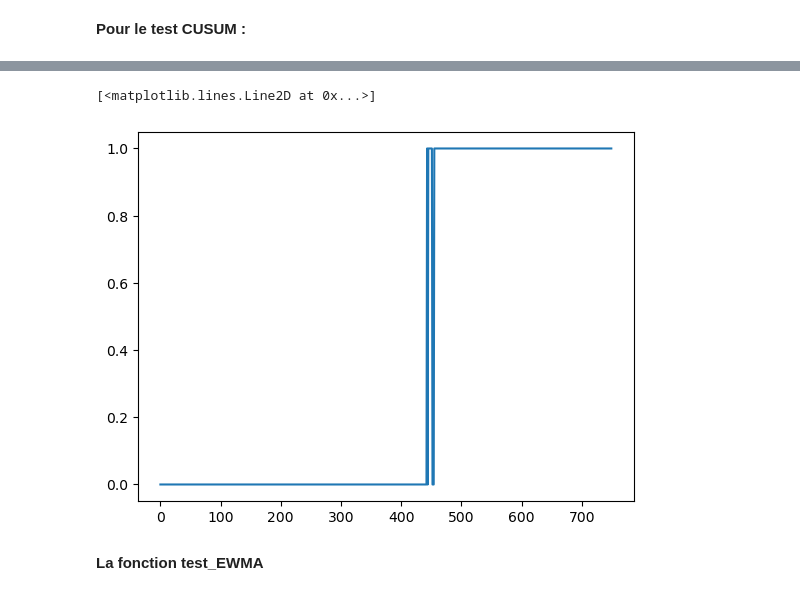
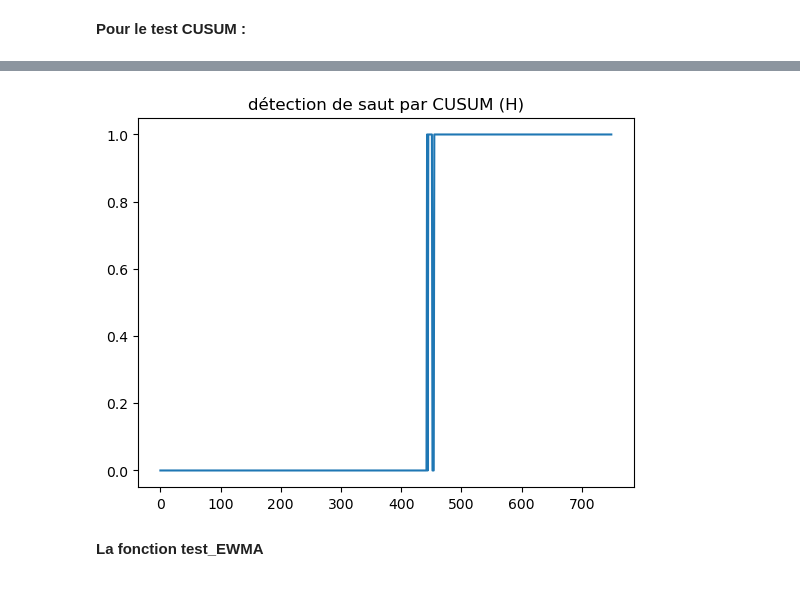
Before and after one commit to DioneMike/Atelier_ADAPI, a Jupyter notebook: Atelier2.ipynb, the cells around one changed output, grey strips where cells are left out. Saved outputs shown, nothing was run; the diff lists cells and outputs as text; code cells hidden in the pictures.

```diff
--- a/Atelier2.ipynb
+++ b/Atelier2.ipynb
@@ -70,8 +72,10 @@ plt.show()
-# %%
-plt.plot(H)
-# %% [output]
-[<matplotlib.lines.Line2D at 0x...>]
-[figure, removed]
+# %%
+plt.plot(H, label='H')
+plt.title("détection de saut par CUSUM (H)")
+
+plt.show()
+# %% [output]
+[figure, added]
 # %% [markdown]
 **La fonction test_EWMA**
 # %%
```
Also changed, not shown: parts of 3 cells of this notebook, 3 other files.
